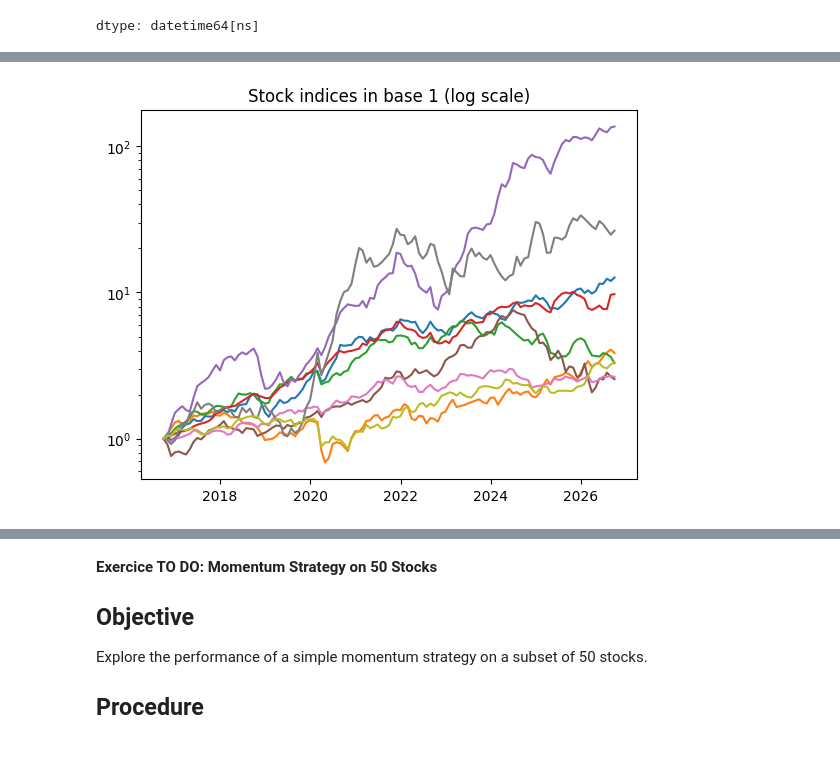
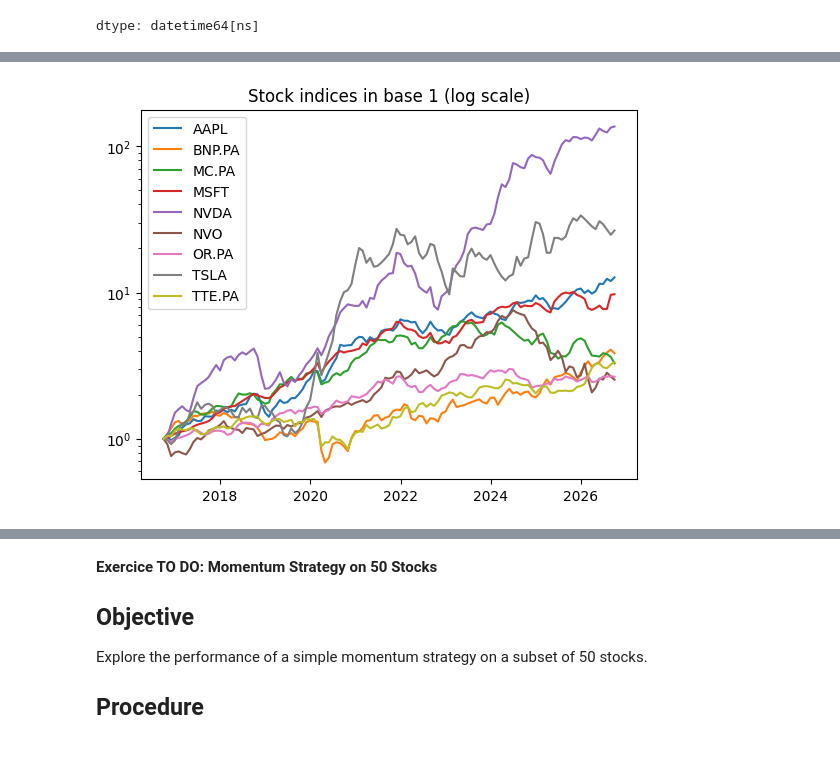
Before and after one commit to RaoulSinde/python-222, a Jupyter notebook: python_session_5.ipynb, the cells around one changed output, grey strips where cells are left out. Cells and saved outputs as stored; diff of their text form; code cells hidden in the pictures.

```diff
--- a/python_session_5.ipynb
+++ b/python_session_5.ipynb
@@ -185,9 +185,9 @@ max_volume_date
 | TTE.PA | 2020-03-09 |
 dtype: datetime64[ns]
 # %%
-monthly_data = pd.DataFrame({
-    'Close': data['Close'].resample('ME').mean(),
-    'Volume': data['Volume'].resample('ME').sum()
-})
+monthly_close_mean = data['Close'].resample('ME').mean()
+monthly_volume_sum = data['Volume'].resample('ME').sum()
+
+monthly_data = pd.concat([monthly_close_mean, monthly_volume_sum], axis=1, keys=['Close', 'Volume'])
 monthly_data.head(10)
 # %% [output]
@@ -195,8 +207,9 @@ ValueError: Cannot set a DataFrame with multiple columns to the single column Vo
 # %%
-monthly_prices_index=monthly_data/monthly_data.iloc[0]
-plt.plot(monthly_prices_index)
+monthly_prices_rebased=monthly_data['Close']/monthly_data['Close'].iloc[0]
+plt.plot(monthly_prices_rebased)
 plt.title('Stock indices in base 1 (log scale)')
+plt.legend(monthly_prices_rebased.columns)
 plt.yscale('log')
 plt.show()
 # %% [output]
-[figure, old version]
+[figure, new version]
```
Also changed, not shown: parts of 6 cells of this notebook.
